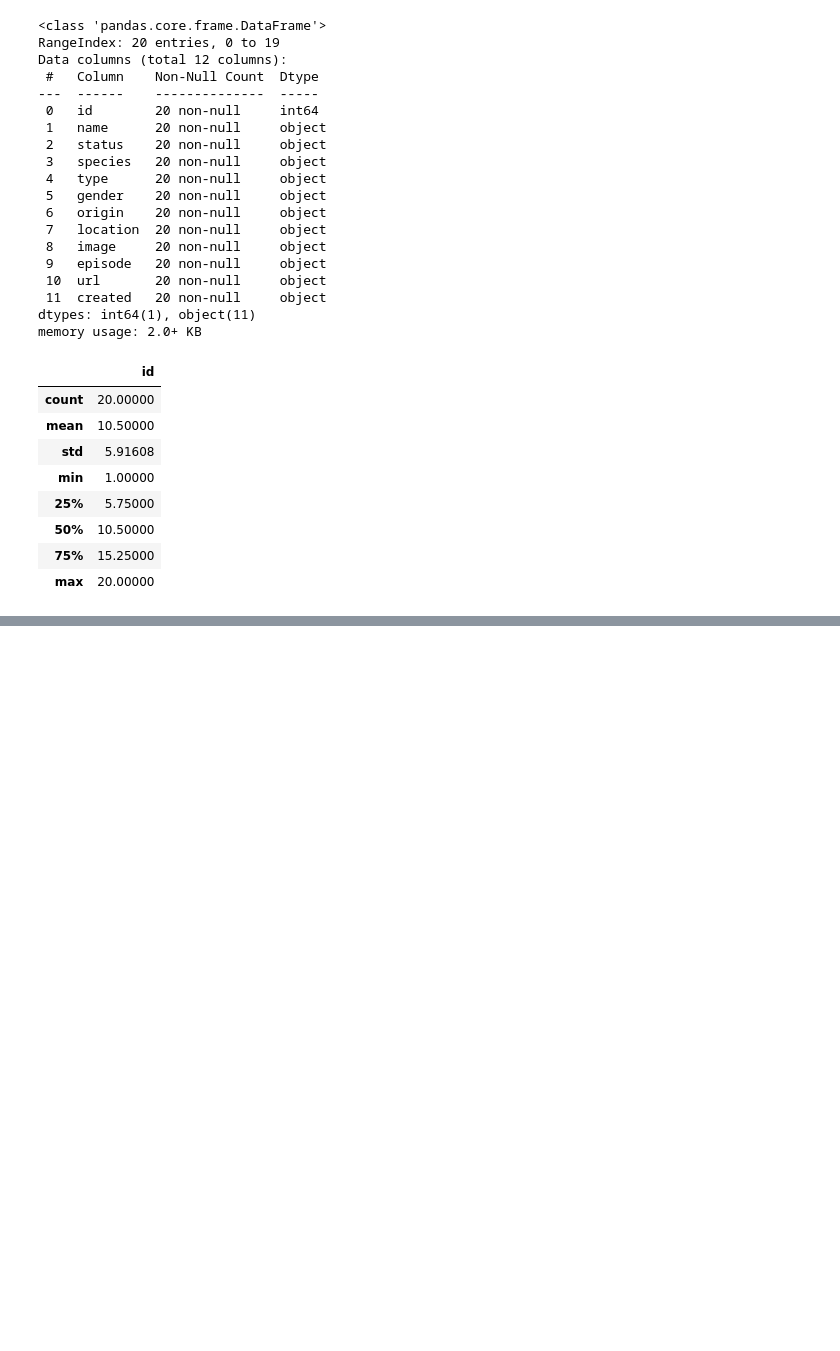
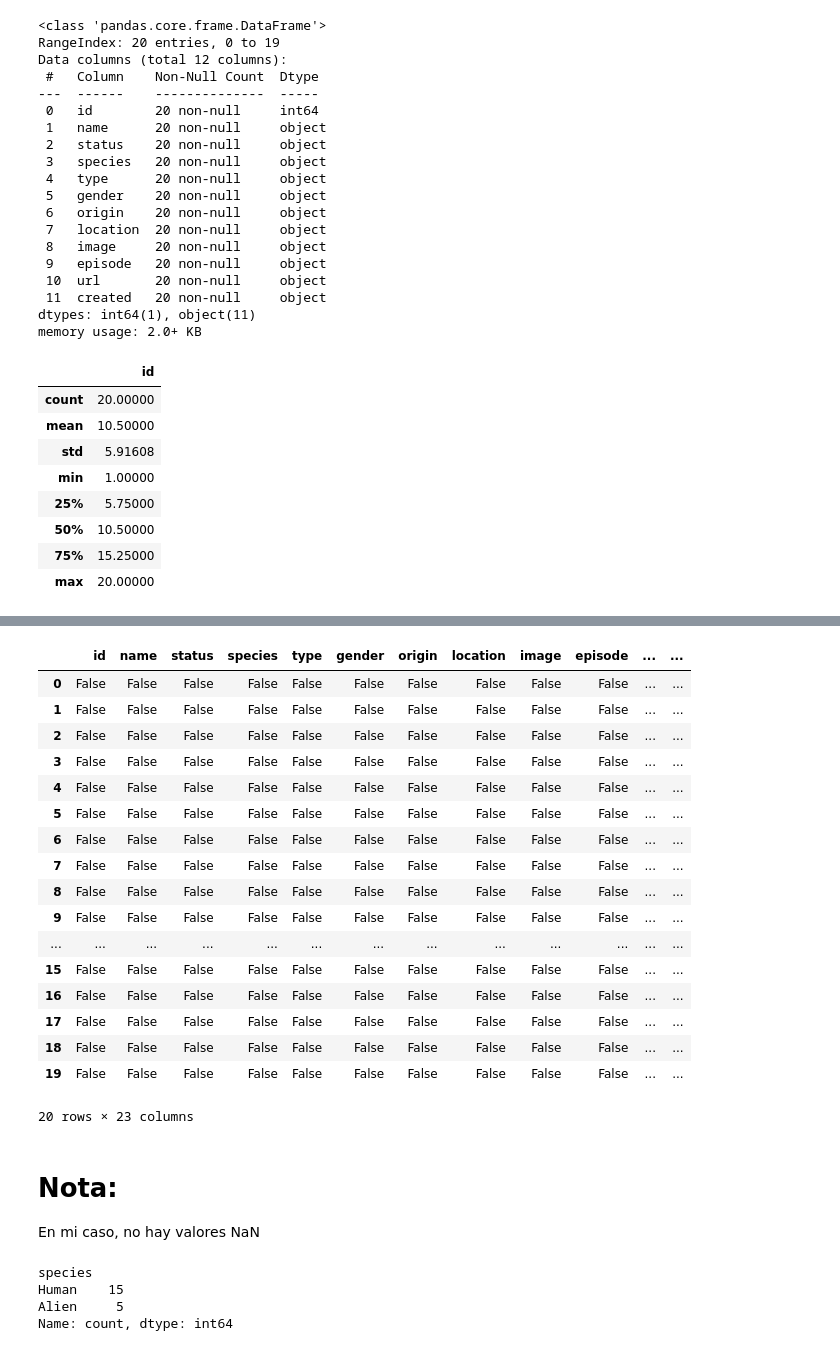
Before and after one commit to Mariel-Huerta-Esc/temas-selectos-bases-datos, a Jupyter notebook: Tarea4.ipynb, the cells around one changed output, grey strips where cells are left out. Drawn from its saved outputs; the diff is of its cells as text; code cells hidden in the pictures; blank space fills up the shorter version.

Commit message:
exploración de datos terminada

```diff
--- a/Tarea4.ipynb
+++ b/Tarea4.ipynb
@@ -129,8 +130,3 @@ print(df[["created", "conversion_created"]])
 17  2017-11-04T22:25:29.008Z                  24
 18  2017-11-04T22:28:13.756Z                  24
 19  2017-11-04T22:34:53.659Z                  24
-# %%
-#voy a convertir todos los datos a string para que me deje hacer el conteo
-df["conversion_name"] = df["name"].astype(str).apply(len)
-
-print(df[["name", "conversion_name"]])
@@ -169,0 +139,34 @@ print(datos)
+# %%
+#viendo si hay valores NaN
+
+df.isna()
+# %% [output]
+|  | id | name | status | species | type | gender | origin | location | image | episode | ... | ... |
+| 0 | False | False | False | False | False | False | False | False | False | False | ... | ... |
+| 1 | False | False | False | False | False | False | False | False | False | False | ... | ... |
+| 2 | False | False | False | False | False | False | False | False | False | False | ... | ... |
+| 3 | False | False | False | False | False | False | False | False | False | False | ... | ... |
+| 4 | False | False | False | False | False | False | False | False | False | False | ... | ... |
+| 5 | False | False | False | False | False | False | False | False | False | False | ... | ... |
+| 6 | False | False | False | False | False | False | False | False | False | False | ... | ... |
+| 7 | False | False | False | False | False | False | False | False | False | False | ... | ... |
+| 8 | False | False | False | False | False | False | False | False | False | False | ... | ... |
+| 9 | False | False | False | False | False | False | False | False | False | False | ... | ... |
+| ... | ... | ... | ... | ... | ... | ... | ... | ... | ... | ... | ... | ... |
+| 15 | False | False | False | False | False | False | False | False | False | False | ... | ... |
+| 16 | False | False | False | False | False | False | False | False | False | False | ... | ... |
+| 17 | False | False | False | False | False | False | False | False | False | False | ... | ... |
+| 18 | False | False | False | False | False | False | False | False | False | False | ... | ... |
+| 19 | False | False | False | False | False | False | False | False | False | False | ... | ... |
+20 rows × 23 columns
+# %% [markdown]
+# Nota:
+
+En mi caso, no hay valores NaN
+# %%
+df["species"].value_counts() #distribución de species
+# %% [output]
+species
+Human    15
+Alien     5
+Name: count, dtype: int64
```
Also changed, not shown: parts of 9 cells of this notebook.
